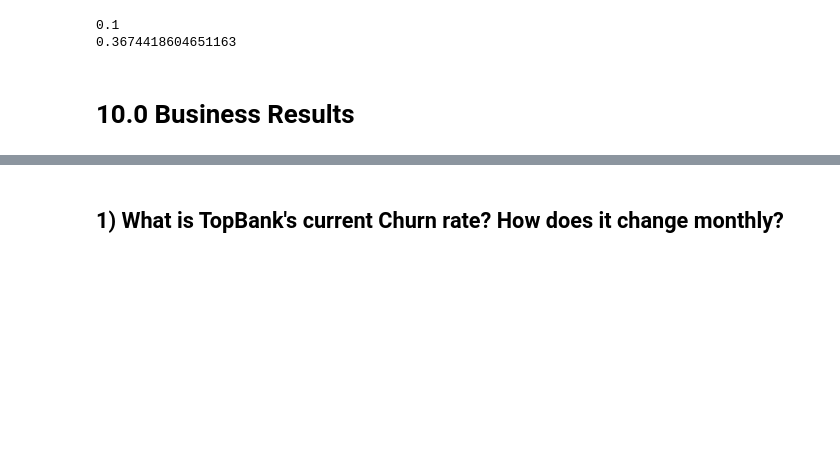
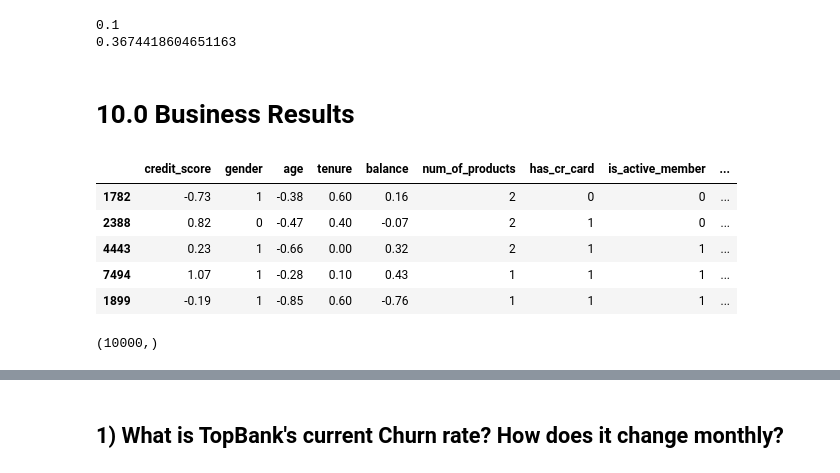
Before and after one commit to brunoschirmer/churn_prediction, a Jupyter notebook: notebooks/C4.ipynb, the cells around one changed output, grey strips where cells are left out. Saved outputs shown, nothing was run; the diff lists cells and outputs as text; code cells hidden in the pictures; blank space fills up the shorter version.

```diff
--- a/notebooks/C4.ipynb
+++ b/notebooks/C4.ipynb
@@ -772,3 +832,20 @@ print(recall_at_100)
 0.3674418604651163
 # %% [markdown]
 # 10.0 Business Results
+# %%
+pdList = [x_train, x_test, x_val]  # List of dfs
+full_x = pd.concat(pdList)
+full_x.head()
+# %% [output]
+|  | credit_score | gender | age | tenure | balance | num_of_products | has_cr_card | is_active_member | ... |
+| 1782 | -0.73 | 1 | -0.38 | 0.60 | 0.16 | 2 | 0 | 0 | ... |
+| 2388 | 0.82 | 0 | -0.47 | 0.40 | -0.07 | 2 | 1 | 0 | ... |
+| 4443 | 0.23 | 1 | -0.66 | 0.00 | 0.32 | 2 | 1 | 1 | ... |
+| 7494 | 1.07 | 1 | -0.28 | 0.10 | 0.43 | 1 | 1 | 1 | ... |
+| 1899 | -0.19 | 1 | -0.85 | 0.60 | -0.76 | 1 | 1 | 1 | ... |
+# %%
+pdList2 = [y_train, y_test, y_val]  # List of dfs
+full_y = pd.concat(pdList2)
+full_y.shape
+# %% [output]
+(10000,)
```
Also changed, not shown: parts of 21 cells of this notebook, 14 other files.
